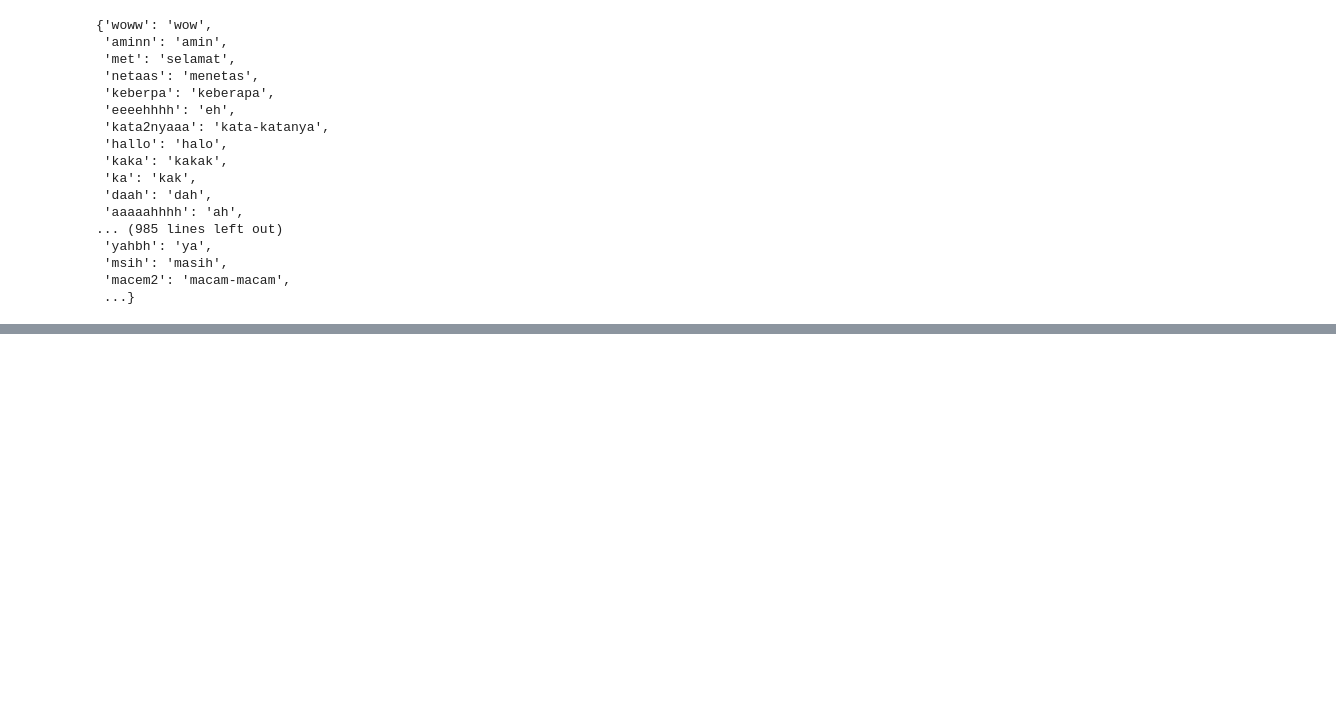
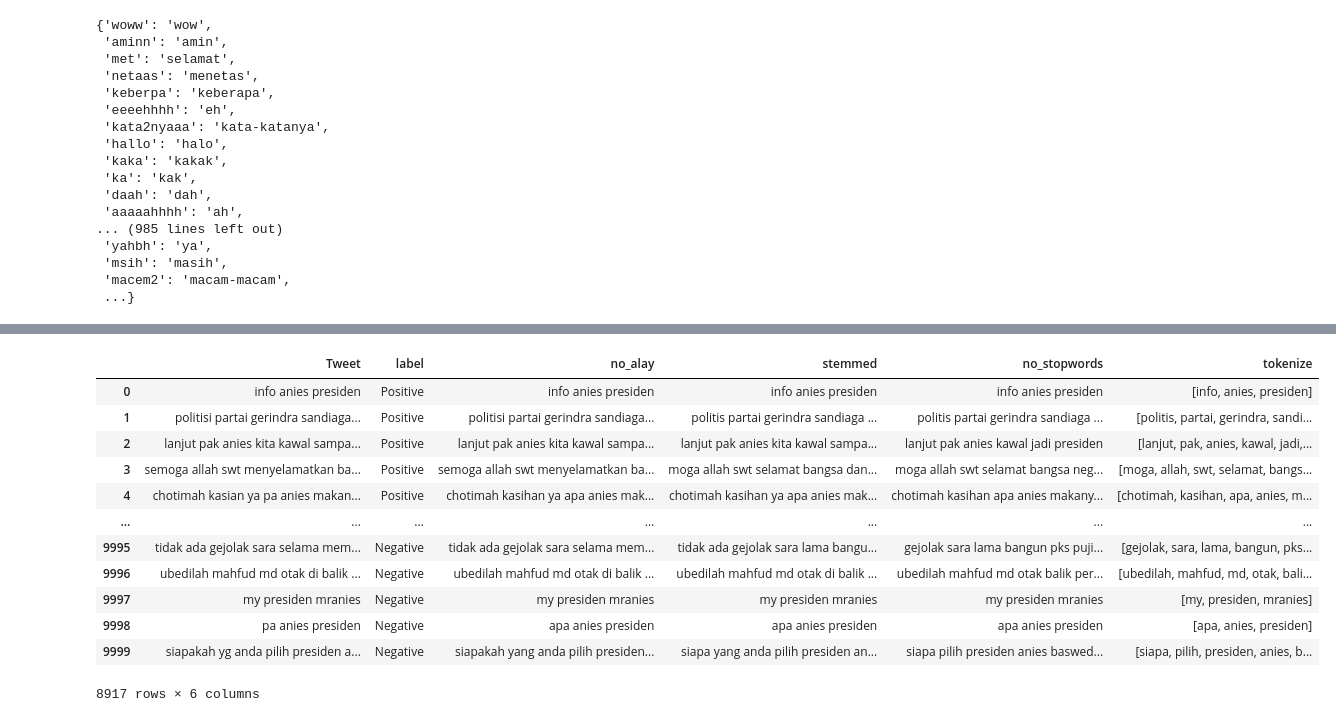
Before and after one commit to ghazafm/twitter-sentiment-analysis, a Jupyter notebook: preprocessing/Training/preprocessing/preprocessing.ipynb, the cells around one changed output, grey strips where cells are left out. Cells and saved outputs as stored; diff of their text form; code cells hidden in the pictures; blank space fills up the shorter version.

Commit message:
preprocessing 10

```diff
--- a/preprocessing/Training/preprocessing/preprocessing.ipynb
+++ b/preprocessing/Training/preprocessing/preprocessing.ipynb
@@ -15,11 +7,15 @@ please provide us feedback at https://github.com/pandas-dev/pandas/issues/54466
 # %%
-df_anis = pd.read_csv('https://raw.github.com/ghazafm/SocialMediaSentiment/main/preprocessing/Training/data/anis.csv')
-df_prabowo = pd.read_csv('https://raw.github.com/ghazafm/SocialMediaSentiment/main/preprocessing/Training/data/prabowo.csv')
-df_ganjar = pd.read_csv('https://raw.github.com/ghazafm/SocialMediaSentiment/main/preprocessing/Training/data/ganjar.csv')
+df_anis = pd.read_csv('https://raw.github.com/ghazafm/SocialMediaSentiment/main/preprocessing/Training/data/raw/anis.csv')
+df_prabowo = pd.read_csv('https://raw.github.com/ghazafm/SocialMediaSentiment/main/preprocessing/Training/data/raw/prabowo.csv')
+df_ganjar = pd.read_csv('https://raw.github.com/ghazafm/SocialMediaSentiment/main/preprocessing/Training/data/raw/ganjar.csv')
 
 df_anis.drop('Unnamed: 0',axis=1,inplace=True)
 df_prabowo.drop('Unnamed: 0',axis=1,inplace=True)
 df_ganjar.drop('Unnamed: 0',axis=1,inplace=True)
+# %%
+df_anis.drop_duplicates(inplace=True)
+df_prabowo.drop_duplicates(inplace=True)
+df_ganjar.drop_duplicates(inplace=True)
 # %%
 alay = pd.read_csv('https://raw.githubusercontent.com/nasalsabila/kamus-alay/master/colloquial-indonesian-lexicon.csv')
 # %%
@@ -135,3 +129,19 @@ def tokenizer(data):
 df_anis['tokenize'] = df_anis['no_stopwords'].apply(tokenizer)
 df_prabowo['tokenize'] = df_prabowo['no_stopwords'].apply(tokenizer)
 df_ganjar['tokenize'] = df_ganjar['no_stopwords'].apply(tokenizer)
+# %%
+df_anis
+# %% [output]
+|  | Tweet | label | no_alay | stemmed | no_stopwords | tokenize |
+| 0 | info anies presiden | Positive | info anies presiden | info anies presiden | info anies presiden | [info, anies, presiden] |
+| 1 | politisi partai gerindra sandiaga... | Positive | politisi partai gerindra sandiaga... | politis partai gerindra sandiaga ... | politis partai gerindra sandiaga ... | [politis, partai, gerindra, sandi... |
+| 2 | lanjut pak anies kita kawal sampa... | Positive | lanjut pak anies kita kawal sampa... | lanjut pak anies kita kawal sampa... | lanjut pak anies kawal jadi presiden | [lanjut, pak, anies, kawal, jadi,... |
+| 3 | semoga allah swt menyelamatkan ba... | Positive | semoga allah swt menyelamatkan ba... | moga allah swt selamat bangsa dan... | moga allah swt selamat bangsa neg... | [moga, allah, swt, selamat, bangs... |
+| 4 | chotimah kasian ya pa anies makan... | Positive | chotimah kasihan ya apa anies mak... | chotimah kasihan ya apa anies mak... | chotimah kasihan apa anies makany... | [chotimah, kasihan, apa, anies, m... |
+| ... | ... | ... | ... | ... | ... | ... |
+| 9995 | tidak ada gejolak sara selama mem... | Negative | tidak ada gejolak sara selama mem... | tidak ada gejolak sara lama bangu... | gejolak sara lama bangun pks puji... | [gejolak, sara, lama, bangun, pks... |
+| 9996 | ubedilah mahfud md otak di balik ... | Negative | ubedilah mahfud md otak di balik ... | ubedilah mahfud md otak di balik ... | ubedilah mahfud md otak balik per... | [ubedilah, mahfud, md, otak, bali... |
+| 9997 | my presiden mranies | Negative | my presiden mranies | my presiden mranies | my presiden mranies | [my, presiden, mranies] |
+| 9998 | pa anies presiden | Negative | apa anies presiden | apa anies presiden | apa anies presiden | [apa, anies, presiden] |
+| 9999 | siapakah yg anda pilih presiden a... | Negative | siapakah yang anda pilih presiden... | siapa yang anda pilih presiden an... | siapa pilih presiden anies baswed... | [siapa, pilih, presiden, anies, b... |
+8917 rows × 6 columns
```
Also changed, not shown: parts of 7 cells of this notebook, 6 other files.
